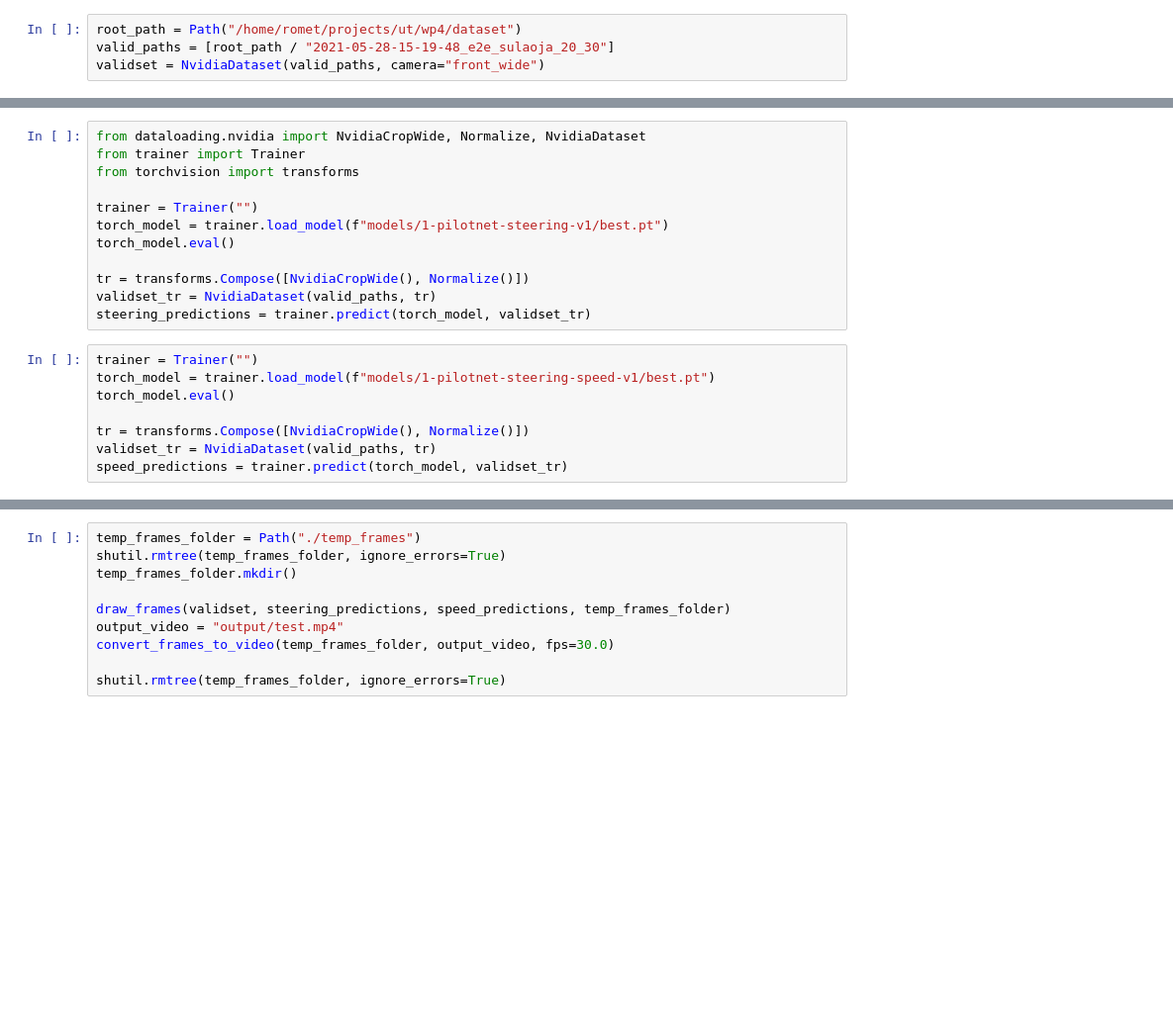
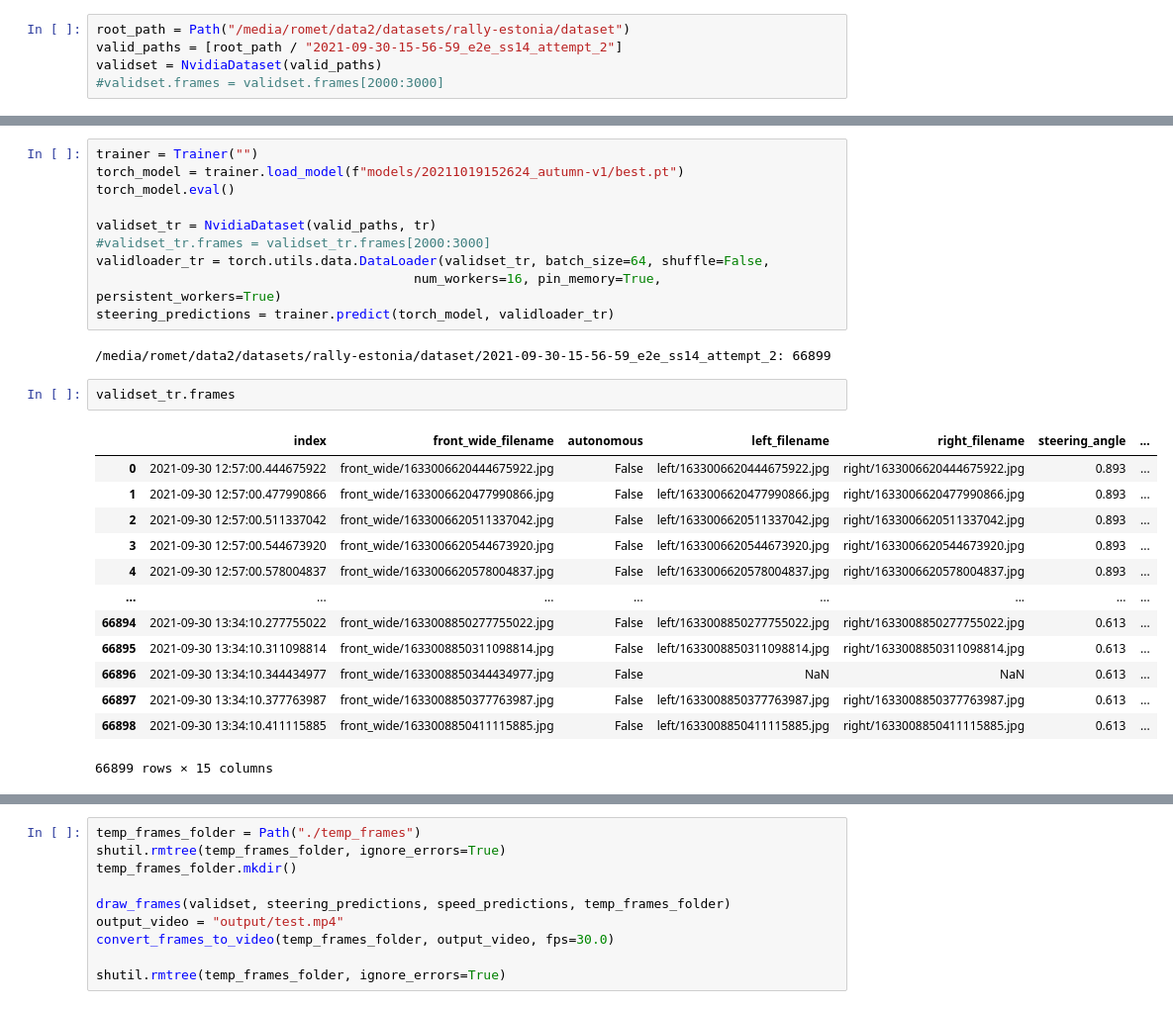
Before and after one commit to UT-ADL/e2e-rally-estonia, a Jupyter notebook: create_driving_video_speed.ipynb, the cells around one changed output, grey strips where cells are left out. Shown at 99% size. Cells and saved outputs as stored; diff of their text form; blank space fills up the shorter version.

```diff
--- a/create_driving_video_speed.ipynb
+++ b/create_driving_video_speed.ipynb
@@ -72,6 +97,7 @@ def convert_frames_to_video(frames_folder, output_video_path, fps=25):
     clip = ImageSequenceClip(image_list, fps=fps)
     clip.write_videofile(output_video_path)
 # %%
-root_path = Path("/home/romet/projects/ut/wp4/dataset")
-valid_paths = [root_path / "2021-05-28-15-19-48_e2e_sulaoja_20_30"]
-validset = NvidiaDataset(valid_paths, camera="front_wide")
+root_path = Path("/media/romet/data2/datasets/rally-estonia/dataset")
+valid_paths = [root_path / "2021-09-30-15-56-59_e2e_ss14_attempt_2"]
+validset = NvidiaDataset(valid_paths)
+#validset.frames = validset.frames[2000:3000]
@@ -78,20 +121,28 @@ validset = NvidiaDataset(valid_paths, camera="front_wide")
 # %%
-from dataloading.nvidia import NvidiaCropWide, Normalize, NvidiaDataset
-from trainer import Trainer
-from torchvision import transforms
-
 trainer = Trainer("")
-torch_model = trainer.load_model(f"models/1-pilotnet-steering-v1/best.pt")
+torch_model = trainer.load_model(f"models/20211019152624_autumn-v1/best.pt")
 torch_model.eval()
 
-tr = transforms.Compose([NvidiaCropWide(), Normalize()])
 validset_tr = NvidiaDataset(valid_paths, tr)
-steering_predictions = trainer.predict(torch_model, validset_tr)
+#validset_tr.frames = validset_tr.frames[2000:3000]
+validloader_tr = torch.utils.data.DataLoader(validset_tr, batch_size=64, shuffle=False,
+                                         num_workers=16, pin_memory=True, persistent_workers=True)
+steering_predictions = trainer.predict(torch_model, validloader_tr)
+# %% [output]
+/media/romet/data2/datasets/rally-estonia/dataset/2021-09-30-15-56-59_e2e_ss14_attempt_2: 66899
-# %%
-trainer = Trainer("")
-torch_model = trainer.load_model(f"models/1-pilotnet-steering-speed-v1/best.pt")
-torch_model.eval()
-
-tr = transforms.Compose([NvidiaCropWide(), Normalize()])
-validset_tr = NvidiaDataset(valid_paths, tr)
-speed_predictions = trainer.predict(torch_model, validset_tr)
+# %%
+validset_tr.frames
+# %% [output]
+|  | index | front_wide_filename | autonomous | left_filename | right_filename | steering_angle | ... |
+| 0 | 2021-09-30 12:57:00.444675922 | front_wide/1633006620444675922.jpg | False | left/1633006620444675922.jpg | right/1633006620444675922.jpg | 0.893 | ... |
+| 1 | 2021-09-30 12:57:00.477990866 | front_wide/1633006620477990866.jpg | False | left/1633006620477990866.jpg | right/1633006620477990866.jpg | 0.893 | ... |
+| 2 | 2021-09-30 12:57:00.511337042 | front_wide/1633006620511337042.jpg | False | left/1633006620511337042.jpg | right/1633006620511337042.jpg | 0.893 | ... |
+| 3 | 2021-09-30 12:57:00.544673920 | front_wide/1633006620544673920.jpg | False | left/1633006620544673920.jpg | right/1633006620544673920.jpg | 0.893 | ... |
+| 4 | 2021-09-30 12:57:00.578004837 | front_wide/1633006620578004837.jpg | False | left/1633006620578004837.jpg | right/1633006620578004837.jpg | 0.893 | ... |
+| ... | ... | ... | ... | ... | ... | ... | ... |
+| 66894 | 2021-09-30 13:34:10.277755022 | front_wide/1633008850277755022.jpg | False | left/1633008850277755022.jpg | right/1633008850277755022.jpg | 0.613 | ... |
+| 66895 | 2021-09-30 13:34:10.311098814 | front_wide/1633008850311098814.jpg | False | left/1633008850311098814.jpg | right/1633008850311098814.jpg | 0.613 | ... |
+| 66896 | 2021-09-30 13:34:10.344434977 | front_wide/1633008850344434977.jpg | False | NaN | NaN | 0.613 | ... |
+| 66897 | 2021-09-30 13:34:10.377763987 | front_wide/1633008850377763987.jpg | False | left/1633008850377763987.jpg | right/1633008850377763987.jpg | 0.613 | ... |
+| 66898 | 2021-09-30 13:34:10.411115885 | front_wide/1633008850411115885.jpg | False | left/1633008850411115885.jpg | right/1633008850411115885.jpg | 0.613 | ... |
+66899 rows × 15 columns
```
Also changed, not shown: parts of 6 cells of this notebook, 4 other files.
